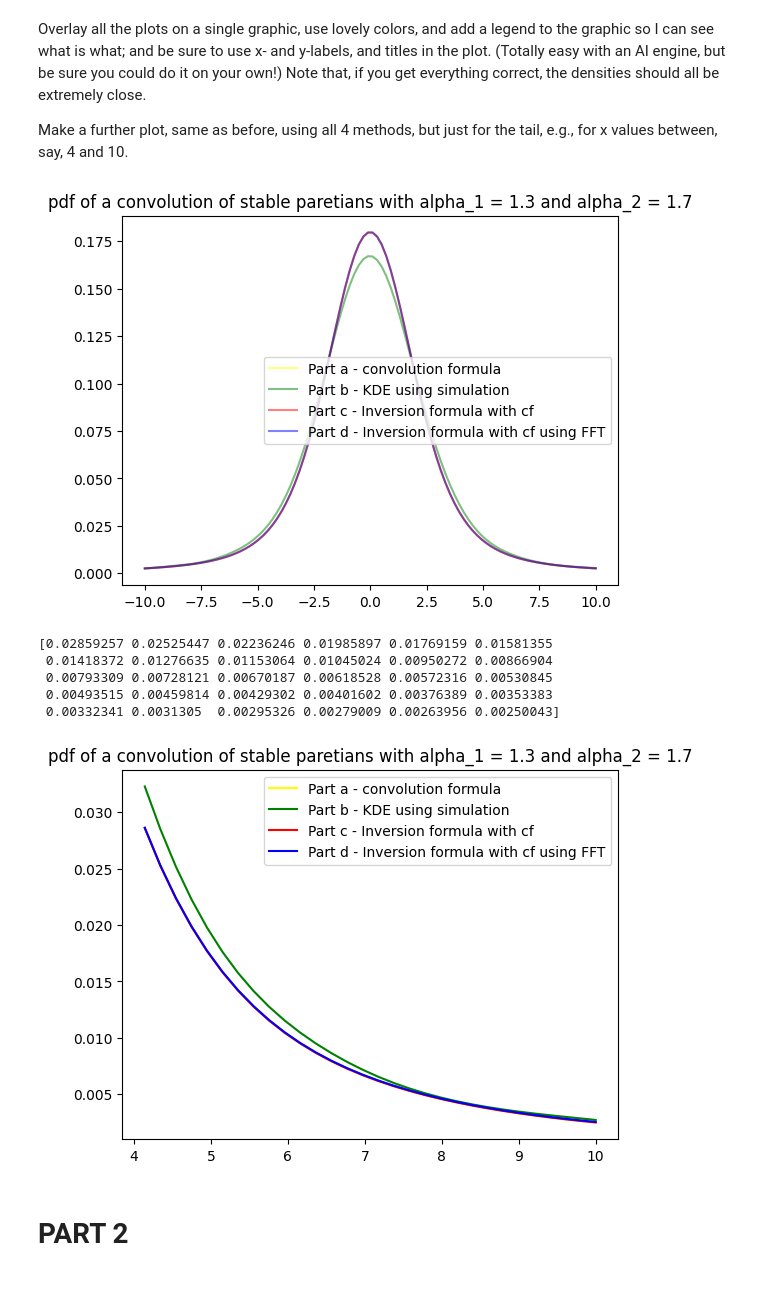
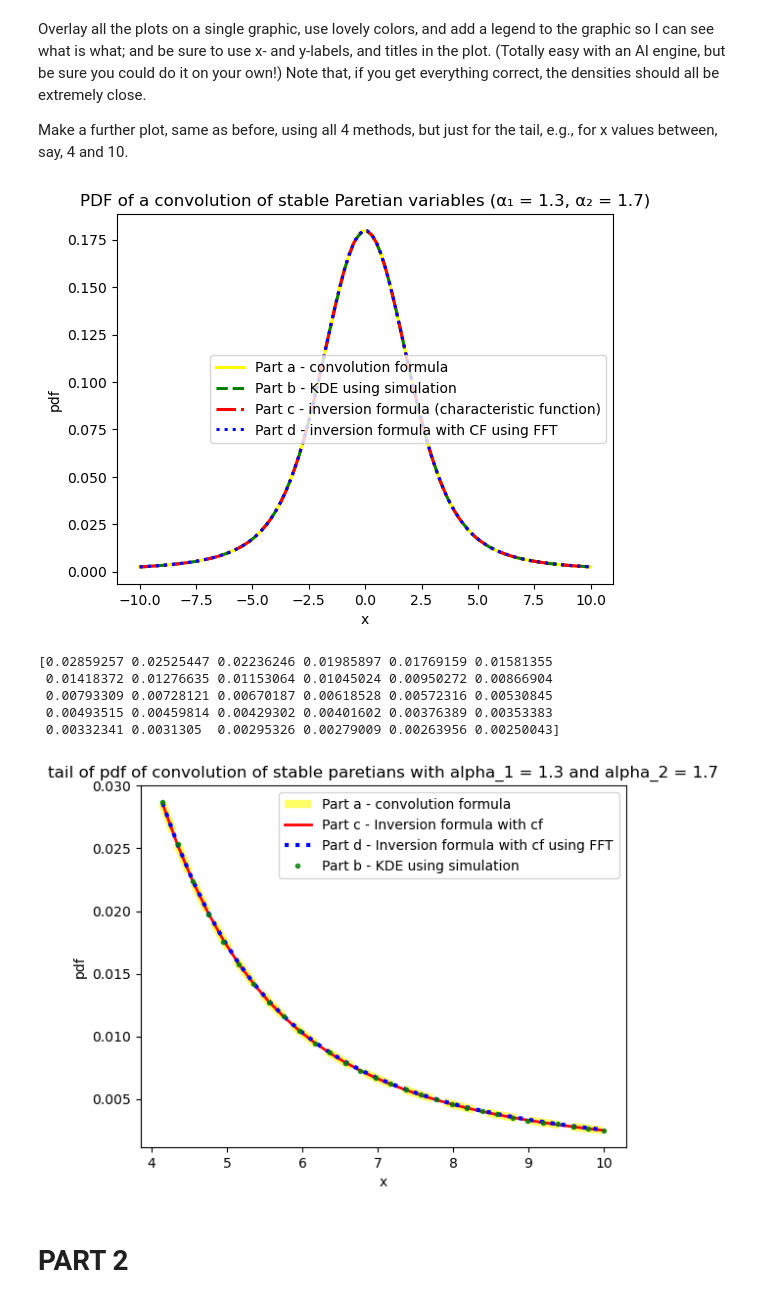
Before and after one commit to mmac00/SFF-Project-1, a Jupyter notebook: TASK 1.ipynb, the cells around one changed output. Cells and saved outputs as stored; diff of their text form; code cells hidden in the pictures.

```diff
--- a/TASK 1.ipynb
+++ b/TASK 1.ipynb
@@ -62,9 +67,10 @@ plt.plot(x_line,y)
 # %% [markdown]
 # Part b)
 # %%
-sim_size = 100000
+#seting the simulation number to large and drawing samples from the sum
+sim_size = 10000000
 sample_1 = levy_stable.rvs(alpha_1, 0, size = sim_size)
 sample_2 = levy_stable.rvs(alpha_2, 0, size = sim_size)
-
+# sum of the sampels drawn from each ditsribution
 sample_convolution = sample_1 + sample_2
 # %%
@@ -134,44 +140,28 @@ plt.show()
 # %% [markdown]
 Use the FFT to compute the density of the sum, based on its ch.f. For this, look at my book Intermediate Probability, I think chapter 2, for exactly the required codes to use the FFT to invert the ch.f. to get a density. This is for Matlab --- for Python, you can easily convert my Matlab codes.
 # %%
-def fft_density_calculation(alpha1, alpha2, N=2**14, x_range=20):
-    """
-    Computes the PDF of the sum of two stable variables using FFT.
-
-    Parameters:
-    - alpha1, alpha2: Stability parameters.
-    - N: Number of grid points (power of 2 is fastest).
-    - x_range: The simulation will cover x in [-x_range, x_range].
-    """
-
-    # 1. Setup the x-grid (Space Domain)
-    # We create a grid centered at 0
+#function that computes the pdf of S = X1 + X2 using FFT
+def fft_density_calculation(alpha1, alpha2, N = 2**14, x_range = 20):
     L = x_range
     dx = (2 * L) / N
     x = np.arange(-L, L, dx)
 
-    # 2. Setup the t-grid (Frequency Domain)
     # The resolution in t is determined by the range in x via Heisenberg uncertainty principle of FFT
     dt = (2 * np.pi) / (N * dx)
 
     # We need t to be centered at 0, corresponding to x
-    # The frequency bins usually go: [0, 1, ... N/2-1, -N/2, ... -1] * dt
     # But for calculation clarity, we generate a linear grid and will shift later
     t = np.arange(-N/2, N/2) * dt
 
-    # 3. Compute the Characteristic Function of the SUM
     # The CF of a sum of independent variables is the product of their CFs
     vals_1 = cf_symmetric_stable_paretian(t, alpha1)
     vals_2 = cf_symmetric_stable_paretian(t, alpha2)
     cf_sum = vals_1 * vals_2
 
-    # 4. Apply FFT to Invert
     # PDF(x) = (1/2pi) * Integral( e^(-itx) * phi(t) dt )
-
     # We use ifftshift to rearrange the array so t=0 is at index 0 (required for standard FFT)
     cf_shifted = np.fft.ifftshift(cf_sum)
 
-    # Compute FFT.
     # Note: numpy's FFT computes sum(y * exp(-2pi...)).
     # Because Stable distributions are symmetric, FFT and IFFT are essentially the same
     # up to scaling factors. We use fft here.
@@ -180,10 +170,8 @@ def fft_density_calculation(alpha1, alpha2, N=2**14, x_range=20):
     # Shift back so x=0 is in the middle of the array
     pdf_shifted = np.fft.fftshift(pdf_raw)
 
-    # 5. Normalization
     # The discrete FFT outputs values that scale with N.
-    # We must normalize so that the area under the curve is 1.0
-    # Area = sum(pdf) * dx
+    # We must normalize so that the area under the curve is 1.0. Area = sum(pdf) * dx
     current_area = np.sum(np.abs(pdf_shifted)) * dx
     pdf_final = np.abs(pdf_shifted) / current_area
 
@@ -215,18 +199,18 @@ Overlay all the plots on a single graphic, use lovely colors, and add a legend t
 Make a further plot, same as before, using all 4 methods, but just for the tail, e.g., for x values between, say, 4 and 10.
 # %%
 # centered
-plt.title("pdf of a convolution of stable paretians with alpha_1 = 1.3 and alpha_2 = 1.7")
-plt.plot(x_line,y, label = "Part a - convolution formula", color = "yellow", alpha = 0.5)
-plt.plot(x_line, kde_vals, label='Part b - KDE using simulation', color = "green", alpha = 0.5)
-plt.plot(x_line, phi_1, label="Part c - Inversion formula with cf", color = "red", alpha = 0.5)
-
+plt.title("PDF of a convolution of stable Paretian variables (α₁ = 1.3, α₂ = 1.7)")
+plt.plot(x_line, y, label = "Part a - convolution formula", color = "yellow", linewidth = 2.2, linestyle = "-")
+plt.plot(x_line, kde_vals, label = "Part b - KDE using simulation", color = "green", linewidth = 2.2, linestyle = "--")
+plt.plot(x_line, phi_1, label = "Part c - inversion formula (characteristic function)", color = "red", linewidth = 2.2, linestyle = "-.")
 pdf_fft_aligned = np.interp(x_line, x_fft, pdf_fft)
-plt.plot(x_line, pdf_fft_aligned, label='Part d - Inversion formula with cf using FFT', color='blue', alpha = 0.5)
-
+plt.plot(x_line, pdf_fft_aligned, label = "Part d - inversion formula with CF using FFT", color = "blue", linewidth = 2.2, linestyle = ":")
 plt.legend()
+plt.xlabel("x")
+plt.ylabel("pdf")
 plt.show()
 # %% [output]
-[figure, old version]
+[figure, new version]
 # %%
 print(y[-30:])
 # %% [output]
@@ -238,15 +222,21 @@ print(y[-30:])
 # %%
 # Tails
 x_line_tails = [x for x in x_line if x >= 4]
-plt.title("pdf of a convolution of stable paretians with alpha_1 = 1.3 and alpha_2 = 1.7")
-plt.plot(x_line_tails,y[-30:], label = "Part a - convolution formula", color = "yellow")
-plt.plot(x_line_tails, kde_vals[-30:], label='Part b - KDE using simulation', color = "green")
-plt.plot(x_line_tails, phi_1[-30:], label="Part c - Inversion formula with cf", color = "red")
+n_tail = len(x_line_tails)
+plt.title("tail of pdf of convolution of stable paretians with alpha_1 = 1.3 and alpha_2 = 1.7")
+plt.plot(x_line_tails, y[-n_tail:], label = "Part a - convolution formula",
+         linestyle = '--', linewidth = 6, color = "yellow", alpha = 0.6)
+plt.plot(x_line_tails, phi_1[-n_tail:], label = "Part c - Inversion formula with cf",
+         linestyle = '-', linewidth = 2, color = "red")
+pdf_fft_aligned = np.interp(x_line_tails, x_fft, pdf_fft)
+plt.plot(x_line_tails, pdf_fft_aligned, label = 'Part d - Inversion formula with cf using FFT',
+         linestyle = ':', linewidth = 3, color='blue')
+plt.plot(x_line_tails, kde_vals[-n_tail:], label = 'Part b - KDE using simulation',
+         linestyle = 'None', marker = 'o', markersize = 3, color = "green", alpha = 0.8)
 
-pdf_fft_aligned = np.interp(x_line_tails, x_fft, pdf_fft)
-plt.plot(x_line_tails, pdf_fft_aligned[-30:], label='Part d - Inversion formula with cf using FFT', color='blue')
-
+plt.xlabel("x")
+plt.ylabel("pdf")
 plt.legend()
 plt.show()
 # %% [output]
-[figure, old version]
+[figure, new version]
```
Also changed, not shown: parts of 19 cells of this notebook.
